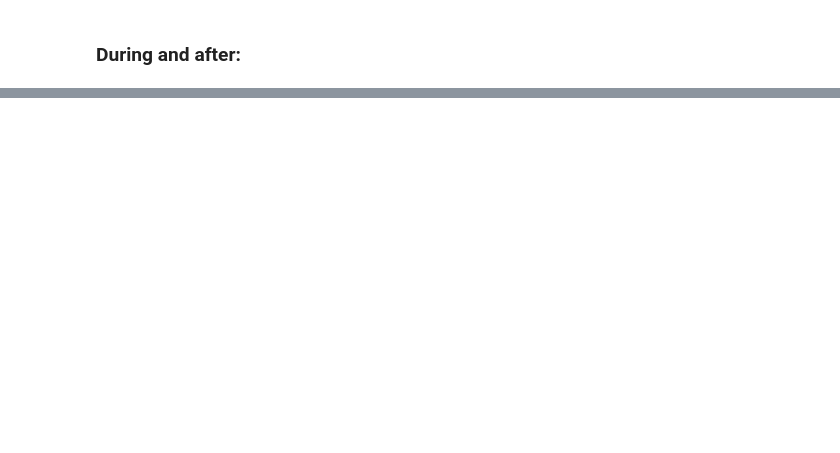
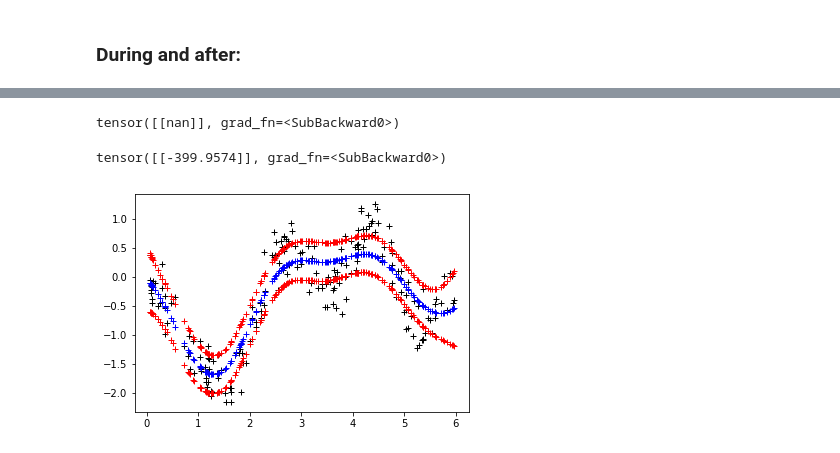
Before and after one commit to andrewfoongyk/variationalgp, a Jupyter notebook: variationalGP.ipynb, the cells around one changed output, grey strips where cells are left out. Cells and saved outputs as stored; diff of their text form; code cells hidden in the pictures; blank space fills up the shorter version.

```diff
--- a/variationalGP.ipynb
+++ b/variationalGP.ipynb
@@ -178,0 +214,3 @@ plot_GP(pred_mean,pred_covar,Xn,Yn,Xn)
+# %%
+random.seed(101)
+myGP = variational_GP(train_inputs.data.numpy(), np.expand_dims(train_outputs.data.numpy(),1))
@@ -179,3 +236,16 @@ plot_GP(pred_mean,pred_covar,Xn,Yn,Xn)
+# %%
+myGP.log_marg
+# %% [output]
+tensor([[nan]], grad_fn=<SubBackward0>)
+# %%
+myGP.reg
+# %% [output]
+tensor([[-399.9574]], grad_fn=<SubBackward0>)
+# %%
+pred_mean, pred_covar = myGP.posterior_predictive(train_inputs.data.numpy())
+plot_GP(pred_mean,pred_covar,train_inputs.data.numpy(),np.expand_dims(train_outputs.data.numpy(),1),train_inputs.data.numpy())
+# %% [output]
+[figure, added]
 # %%
 myGP.optimize_parameters(500,'Adam')
 # %% [output]
```
Also changed, not shown: parts of 19 cells of this notebook.
